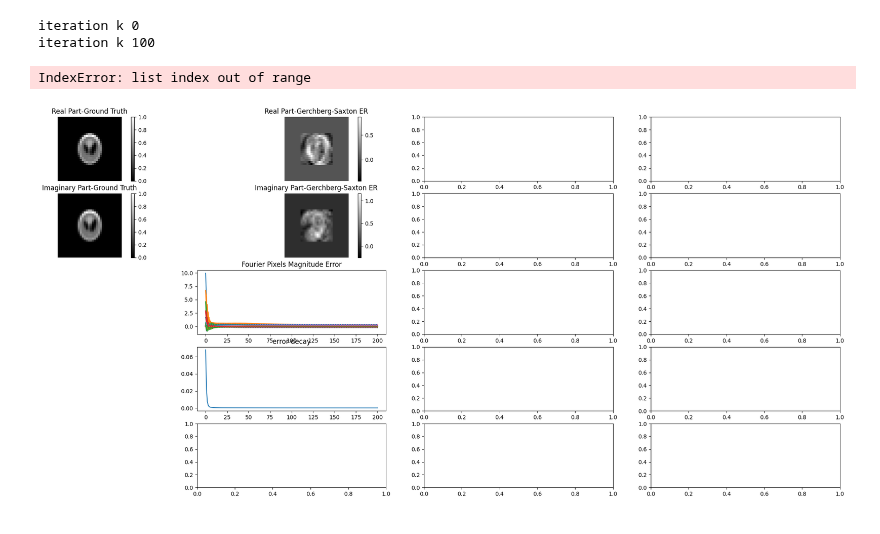
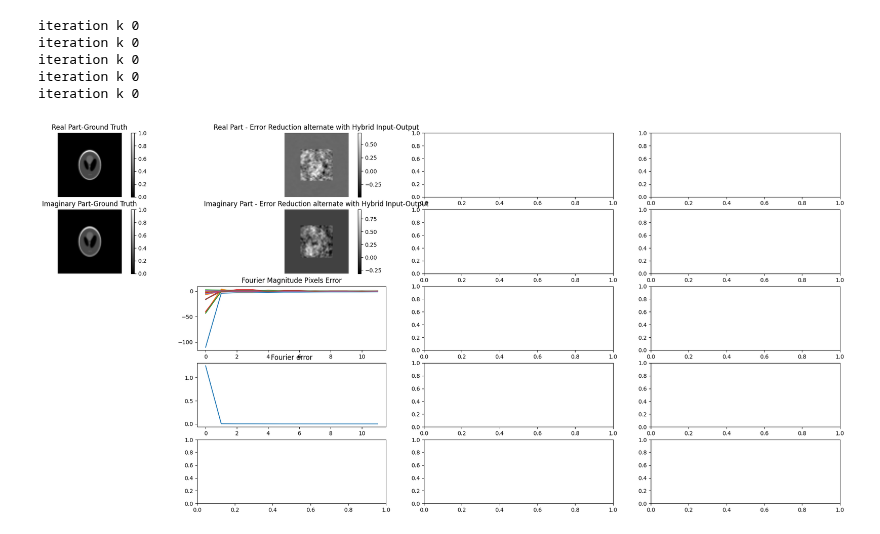
Before and after one commit to JeremieSefo/PhaseRetrievalMirror, a Jupyter notebook: retrieve phase.ipynb, the cells around one changed output. Cells and saved outputs as stored; diff of their text form; code cells hidden in the pictures.

```diff
--- a/retrieve phase.ipynb
+++ b/retrieve phase.ipynb
@@ -11,5 +10,5 @@ import solve
 # %%
-Nx, Ny = 32,32
+Nx, Ny = 64, 64
 n = Nx * Ny
 #true_images = setUpImage(Nx, Ny)
 s = setUpImage(Nx, Ny)
@@ -19,8 +18,8 @@ true_images, mask = s()
 
 
 #map.f(x_true) < 1e-5
-
-plt.imshow(true_images[3].imag, cmap='gray', origin='lower')
+len(true_images)
+plt.imshow(true_images[-1].imag, cmap='gray', origin='lower')
 plt.colorbar()
 # %% [output]
 <matplotlib.colorbar.Colorbar at 0x...>
@@ -39,3 +41,5 @@ A = sm.FourierMatrix(Nx,Ny) #sm.iid_stdd_Gauss(Nx,Ny)
 #map = op.operators(algo = 'complex mirror', meas = meas, A = A)
 #map.f( x)
 #print(map.psi(2 * x), map.psi(1 * x), map.breg_psi(2 * x, x))
+# %%
+A_pinv = np.linalg.pinv(A.Matrix)
@@ -42,27 +87,34 @@ A = sm.FourierMatrix(Nx,Ny) #sm.iid_stdd_Gauss(Nx,Ny)
 # %%
+from DisplayAlternate import phase_retrie_plots_alternate
 idx = [3]#np.arange(len(true_images)) #[0, 1] # np.arange(1)
-Algos = [ 'FIENUP' ] #, 'real mirror', 'complex mirror', ,
-
-#fig = plt.figure(figsize=(28,12))
+Algos = [  'Error Reduction', 'Hybrid Input-Output' ]
 for i in idx:
     X_sols = []
     x_true = true_images[i]
     x_true_vect = x_true.reshape(Nx * Ny, )
-    maxiter = 200
+    maxiter = 2
     kappa  = 0.9
     xi = 12
     noise_lvl = 1.e-4
     meas, noise = me.gauss_noisy_meas(x_true_vect, noise_lvl , A)()
     L = 1 * op.smoothnessPara_L(A.Matrix, noise)
     #print("meas", meas)
+    #Sols_list = []
     x0 = op.initialise(n, meas, A.Matrix, type ='Gaussian', real = 1, imag = 1, x_true_vect = x_true_vect, mask = mask, noise_lvl = noise_lvl**(0.5) )
-    for Algo in Algos:
-        map = op.operators(algo = Algo, meas = meas, A = A)
-        x_sols, space = solve.phase_retrieval(L, kappa, xi, Algo, map, mask, n, A.Matrix, meas, maxiter, x0 )
-        X_sols.append(x_sols)
-    phase_retrie_plots(i, true_images, X_sols, map, A, meas, maxiter, space)
+    for epoch in range(2):
+
+        for Algo in Algos:
+            map = op.operators(algo = Algo, meas = meas, A = A)
+            x_sols, space = solve.phase_retrieval(L, kappa, xi, Algo, map, mask, n, A.Matrix, A_pinv, meas, maxiter, x0, x_true_vect, IO_OO_HIO_beta = [1, 1., 0.1], TvIter = 5, TvAlpha = 1., rho = 1. )
+            x0 = x_sols[-1]
+            X_sols.extend(x_sols)
+    x_sols, space = solve.phase_retrieval(L, kappa, xi, 'Error Reduction', map, mask, n, A.Matrix, A_pinv, meas, maxiter, x0, x_true_vect, IO_OO_HIO_beta = [1, 1., 0.1], TvIter = 5, TvAlpha = 1., rho = 1. )
+    #X_sols.append(Sols_list)
+    phase_retrie_plots_alternate(i, true_images, X_sols, map, A, meas, maxiter, space, Algos)
 # %% [output]
 iteration k 0
-iteration k 100
+iteration k 0
+iteration k 0
+iteration k 0
+iteration k 0
-IndexError: list index out of range
-[figure, old version]
+[figure, new version]
```
Also changed, not shown: parts of 6 cells of this notebook, 8 other files.
